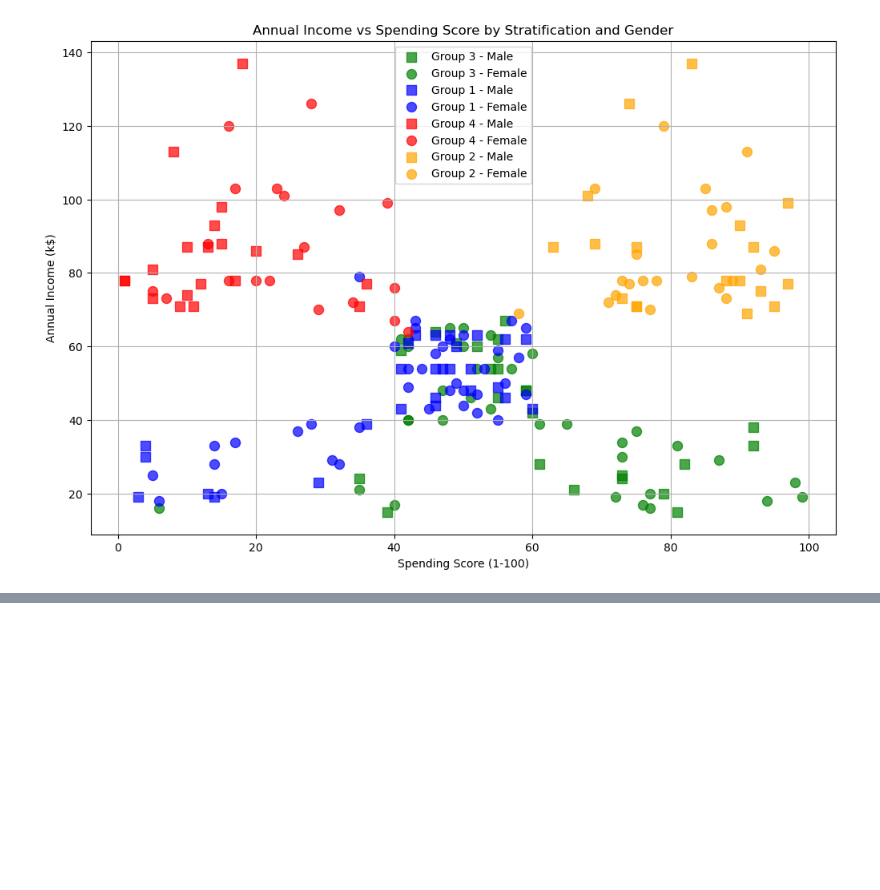
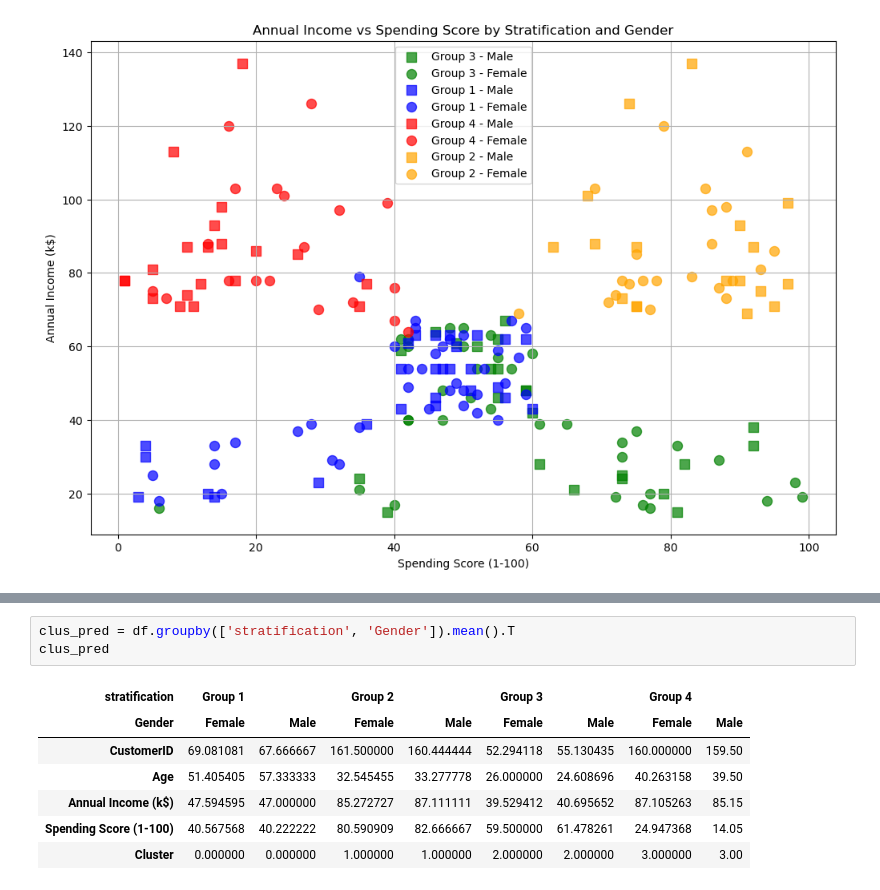
Before and after one commit to yuchild/magnimind_hw, a Jupyter notebook: mall_customers.ipynb, the cells around one changed output, grey strips where cells are left out. Saved outputs shown, nothing was run; the diff lists cells and outputs as text; blank space fills up the shorter version.

```diff
--- a/mall_customers.ipynb
+++ b/mall_customers.ipynb
@@ -172,0 +196,11 @@ plt.show()
+# %%
+clus_pred = df.groupby(['stratification', 'Gender']).mean().T
+clus_pred
+# %% [output]
+| stratification | Group 1 |  | Group 2 |  | Group 3 |  | Group 4 |  |
+| Gender | Female | Male | Female | Male | Female | Male | Female | Male |
+| CustomerID | 69.081081 | 67.666667 | 161.500000 | 160.444444 | 52.294118 | 55.130435 | 160.000000 | 159.50 |
+| Age | 51.405405 | 57.333333 | 32.545455 | 33.277778 | 26.000000 | 24.608696 | 40.263158 | 39.50 |
+| Annual Income (k$) | 47.594595 | 47.000000 | 85.272727 | 87.111111 | 39.529412 | 40.695652 | 87.105263 | 85.15 |
+| Spending Score (1-100) | 40.567568 | 40.222222 | 80.590909 | 82.666667 | 59.500000 | 61.478261 | 24.947368 | 14.05 |
+| Cluster | 0.000000 | 0.000000 | 1.000000 | 1.000000 | 2.000000 | 2.000000 | 3.000000 | 3.00 |
```
Also changed, not shown: parts of 3 cells of this notebook, 1 other file.
